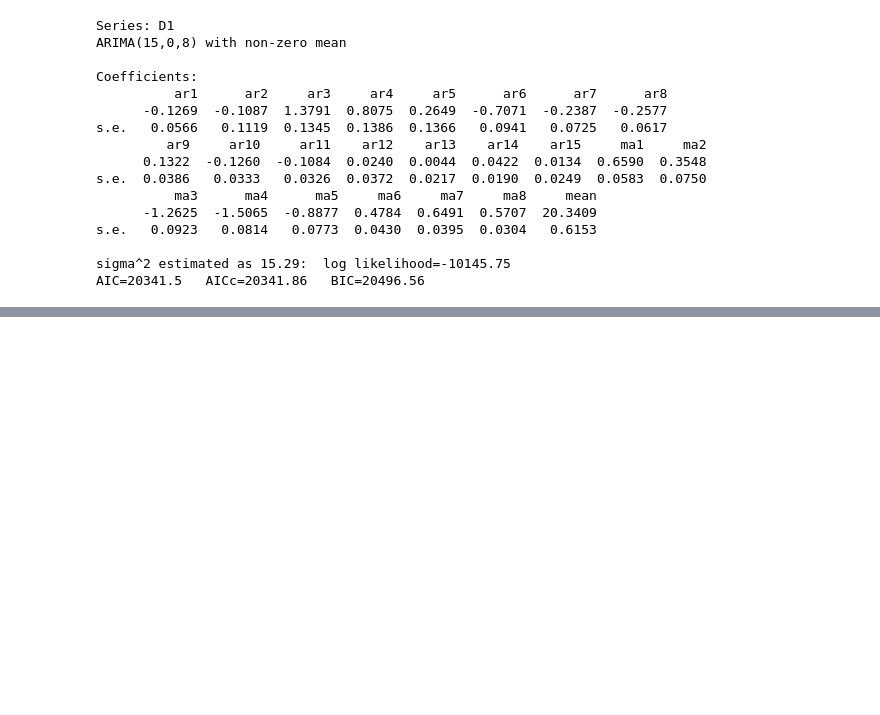
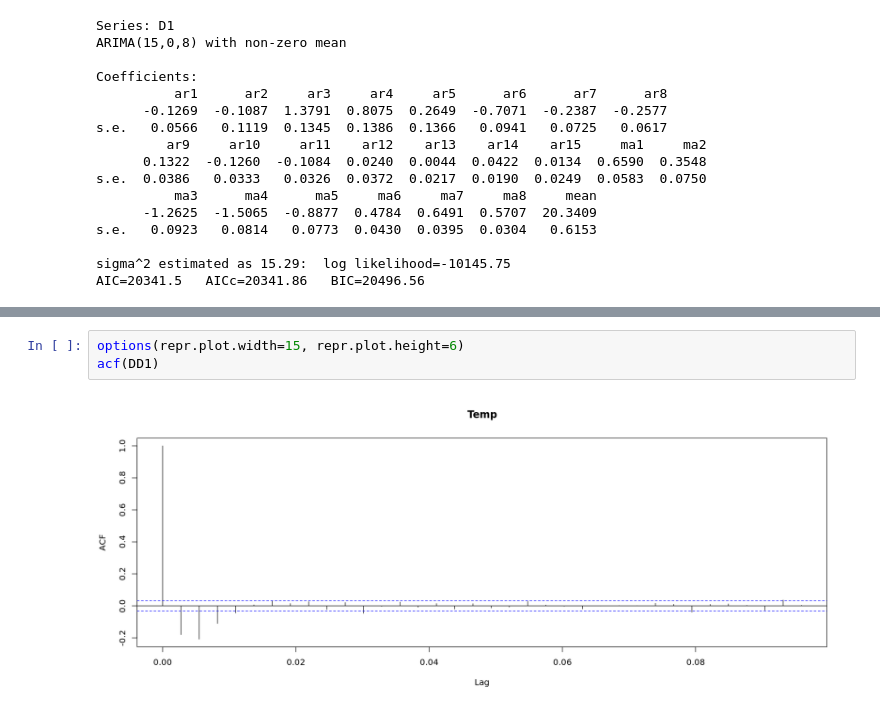
Before and after one commit to EricMaibach/TimeSeries, a Jupyter notebook: FinalProject.ipynb, the cells around one changed output, grey strips where cells are left out. Cells and saved outputs as stored; diff of their text form; blank space fills up the shorter version.

```diff
--- a/FinalProject.ipynb
+++ b/FinalProject.ipynb
@@ -160,0 +180,5 @@ AIC=20341.5   AICc=20341.86   BIC=20496.56
+# %%
+options(repr.plot.width=15, repr.plot.height=6)
+acf(DD1)
+# %% [output]
+[figure, added]
```
Also changed, not shown: parts of 8 cells of this notebook.
